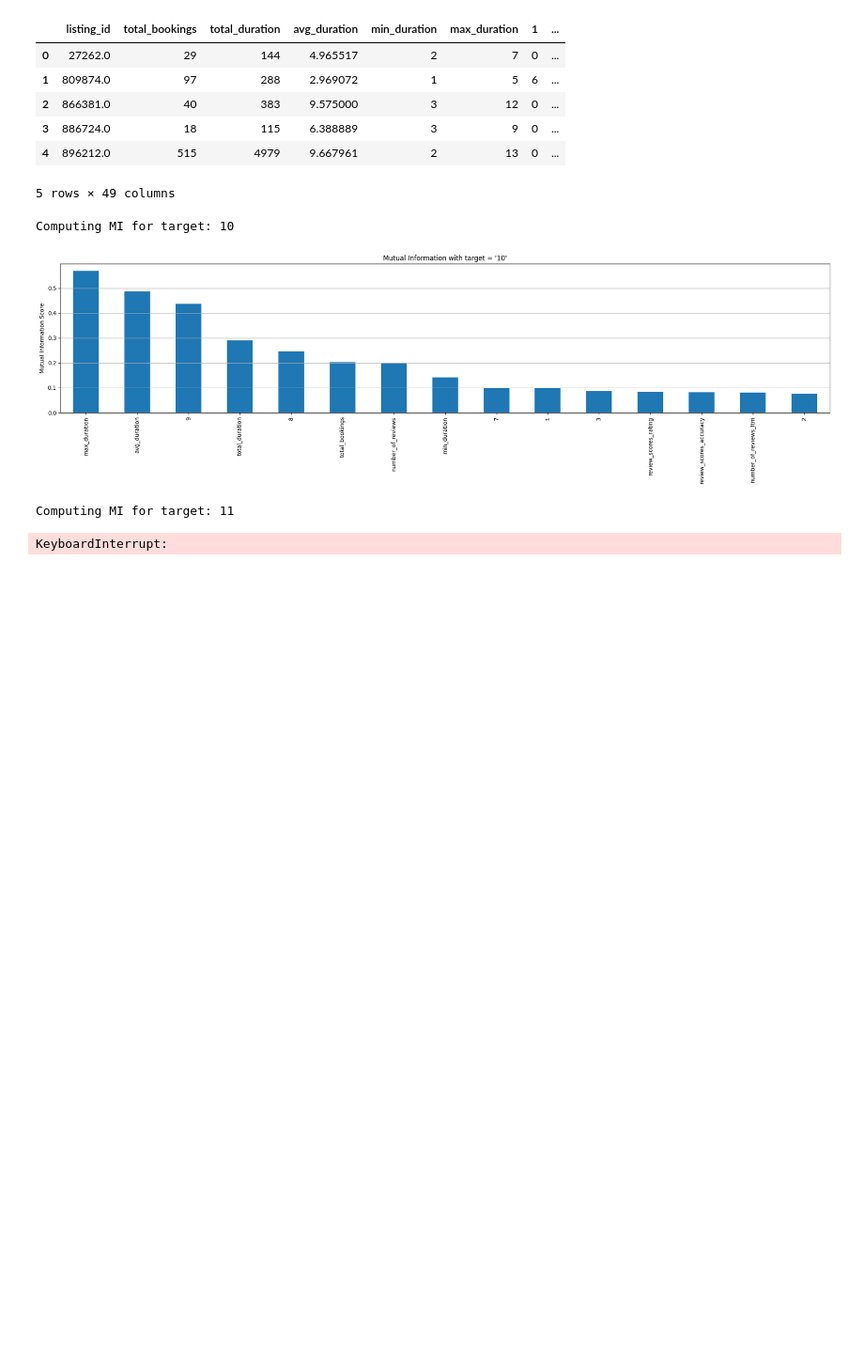
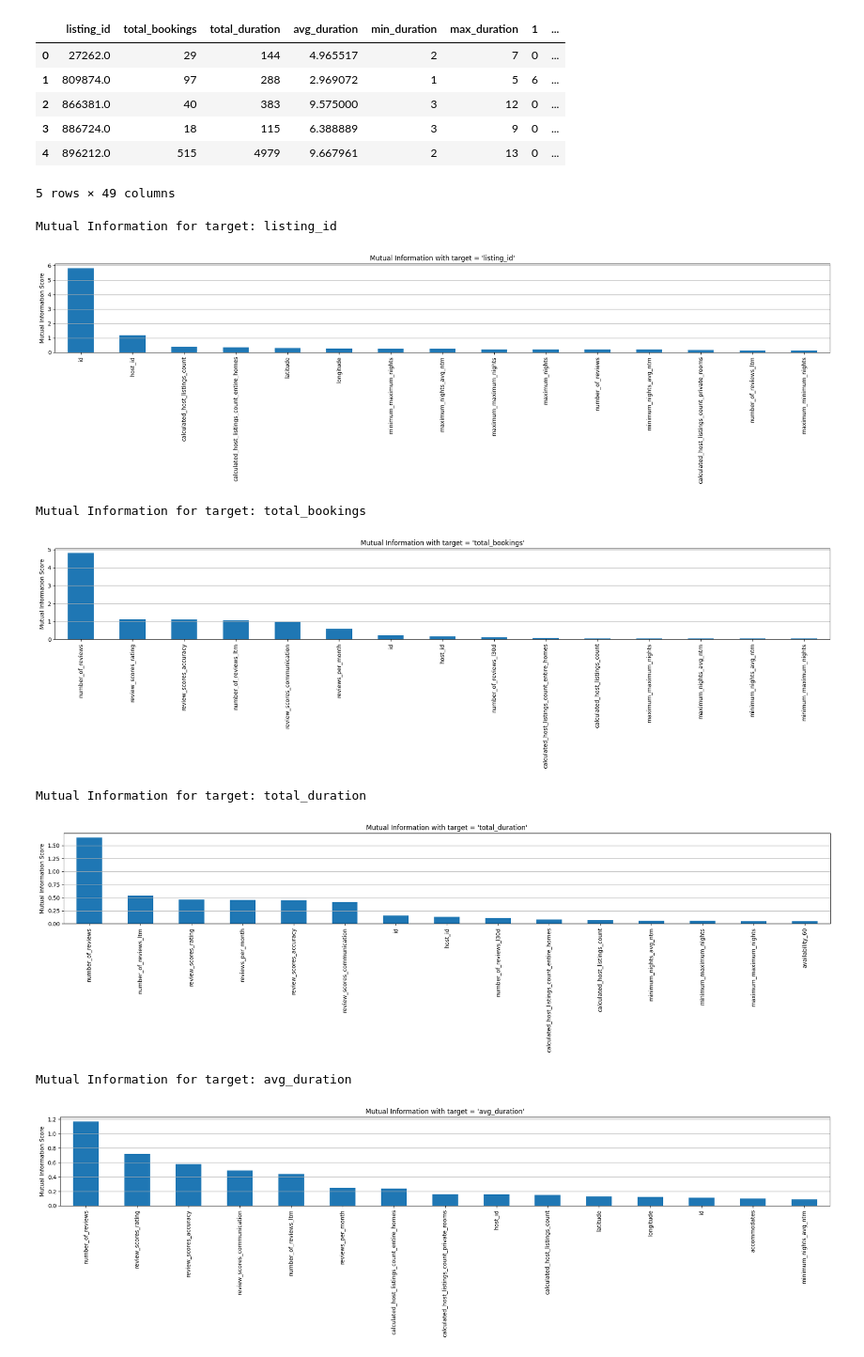
Before and after one commit to psiku/IUM-long-stay-insights, a Jupyter notebook: notebooks/data_v2_eda.ipynb, the cells around one changed output. Shown at 94% size. Saved outputs shown, nothing was run; the diff lists cells and outputs as text; code cells hidden in the pictures; blank space fills up the shorter version.

```diff
--- a/notebooks/data_v2_eda.ipynb
+++ b/notebooks/data_v2_eda.ipynb
@@ -398,16 +399,21 @@ def compute_and_plot_mi(df, target_column, discrete_target=True, top_k=None):
 
     return mi_series
 # %%
-original_stat_cols = [col for col in statistical_columns if col != 'listing_id']
+statistical_columns = mi_df.columns[:20]
 
-for stat_col in original_stat_cols:
+for target in statistical_columns:
     df = mi_df.copy()
-    df.drop(columns=[stat_col], inplace=True)
-    df[stat_col] = mi_df[stat_col]
-    print(f"Computing MI for target: {stat_col}")
-    compute_and_plot_mi(df, stat_col, discrete_target=False, top_k=15)
+    col_to_drop = [col for col in statistical_columns if col != target]
+    df.drop(columns=col_to_drop, inplace=True)
+
+    print(f"Mutual Information for target: {target}")
+    compute_and_plot_mi(df, target, discrete_target=False, top_k=15)
 # %% [output]
-Computing MI for target: 10
+Mutual Information for target: listing_id
-[figure, old version]
+[figure, new version]
-Computing MI for target: 11
+Mutual Information for target: total_bookings
+[figure, added]
-KeyboardInterrupt:
+Mutual Information for target: total_duration
+[figure, added]
+Mutual Information for target: avg_duration
+[figure, added]
```
Also changed, not shown: parts of 13 cells of this notebook.
